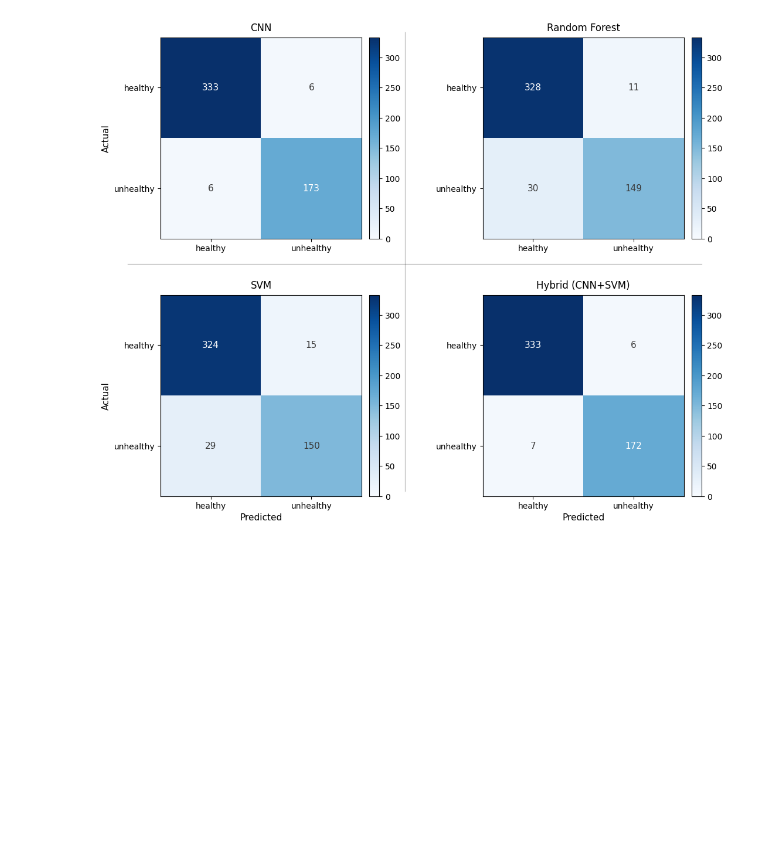
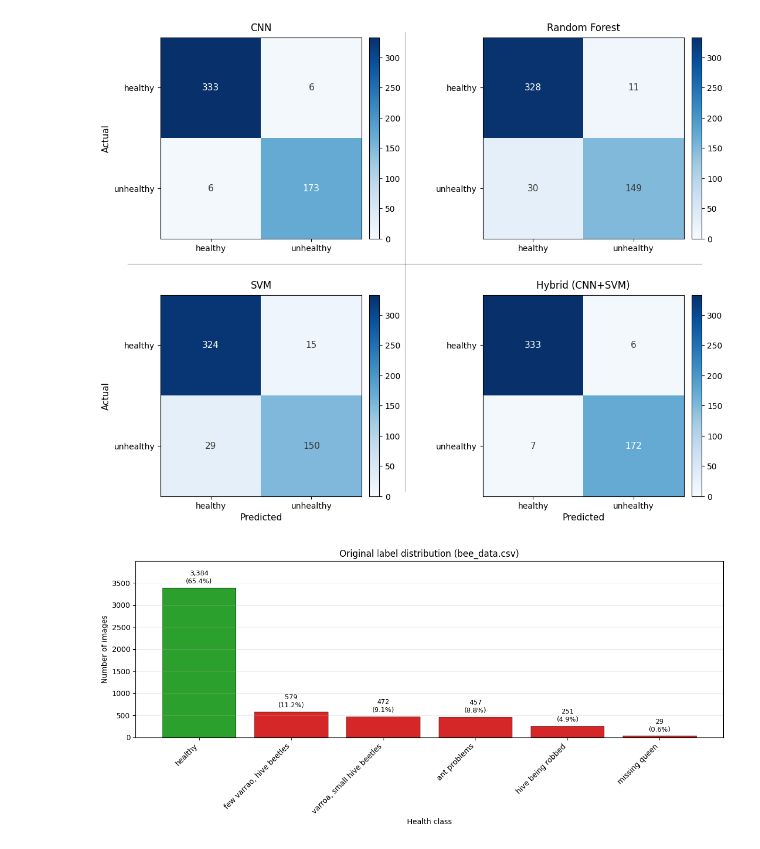
Before and after one commit to MarioP03/beeproject-cnn, a Jupyter notebook: notebooks/results.ipynb, the cells around one changed output. Drawn from its saved outputs; the diff is of its cells as text; code cells hidden in the pictures; blank space fills up the shorter version.

Commit message:
Added comparison bar chart

```diff
--- a/notebooks/results.ipynb
+++ b/notebooks/results.ipynb
@@ -244,3 +244,59 @@ fig.add_artist(
 plt.show()
 # %% [output]
 [figure]
+# %%
+import pandas as pd
+import matplotlib.pyplot as plt
+from pathlib import Path
+
+
+def resolve_data_path(*relative_candidates):
+    """Return the first existing path from candidate relative locations."""
+    for rel_path in relative_candidates:
+        candidate = Path(rel_path)
+        if candidate.exists():
+            return candidate
+    raise FileNotFoundError(
+        "Could not locate dataset file. Checked: "
+        + ", ".join(str(Path(p)) for p in relative_candidates)
+    )
+
+
+raw_csv_path = resolve_data_path(
+    "data/raw/bee_data.csv",
+    "../data/raw/bee_data.csv",
+)
+
+raw_df = pd.read_csv(raw_csv_path)
+raw_health = raw_df["health"].astype(str).str.strip().str.lower()
+raw_counts = raw_health.value_counts().sort_values(ascending=False)
+
+raw_total = raw_counts.sum()
+max_count = raw_counts.max()
+label_offset = max_count * 0.02
+
+plt.figure(figsize=(12, 5.5))
+bar_colors = ["#2ca02c" if cls == "healthy" else "#d62728" for cls in raw_counts.index]
+bars = plt.bar(raw_counts.index, raw_counts.values, color=bar_colors, edgecolor="black", linewidth=0.35)
+
+for bar, count in zip(bars, raw_counts.values):
+    pct = (count / raw_total) * 100 if raw_total else 0
+    plt.text(
+        bar.get_x() + bar.get_width() / 2,
+        count + label_offset,
+        f"{count:,}\n({pct:.1f}%)",
+        ha="center",
+        va="bottom",
+        fontsize=9,
+    )
+
+plt.title("Original label distribution (bee_data.csv)")
+plt.ylabel("Number of images")
+plt.xlabel("Health class")
+plt.ylim(0, max_count * 1.18)
+plt.grid(axis="y", alpha=0.25)
+plt.xticks(rotation=45, ha="right")
+plt.tight_layout()
+plt.show()
+# %% [output]
+[figure, added]
```
Also changed, not shown: parts of 2 cells of this notebook, 1 other file.
